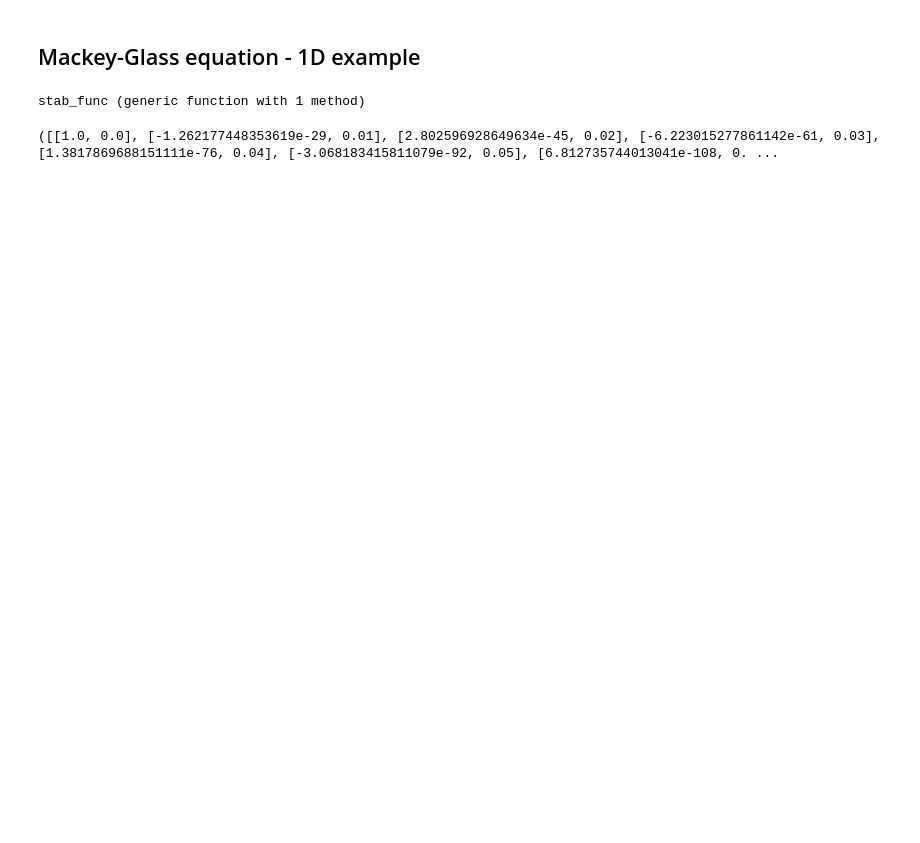
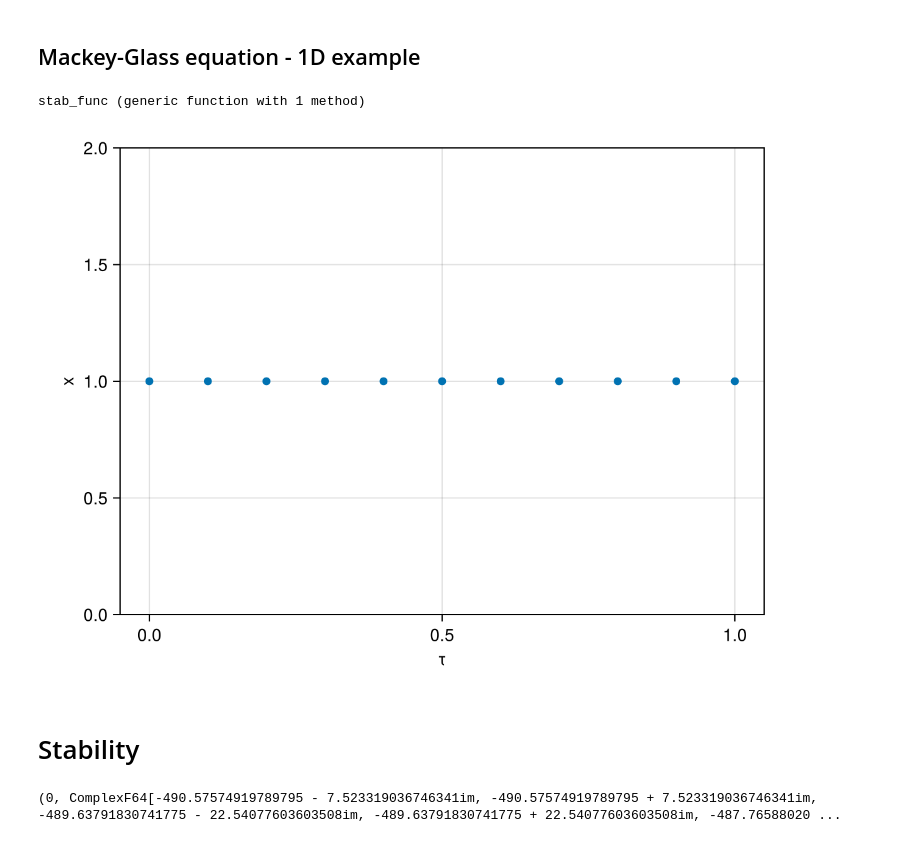
Before and after one commit to EvaSJ25/DDE-internship-code, a Jupyter notebook: Mackey-Glass_equation_example.ipynb, the cells around one changed output. Drawn from its saved outputs; the diff is of its cells as text; code cells hidden in the pictures; blank space fills up the shorter version.

Commit message:
Playing around with stability and hopf bifurcation

```diff
--- a/Mackey-Glass_equation_example.ipynb
+++ b/Mackey-Glass_equation_example.ipynb
@@ -16,14 +16,32 @@ stab_func (generic function with 1 method)
 # %%
 gamma=1.0
 #initial states for following parameters (obtained from DDE-Biftool example)
 beta=2
 n=10
 tau=0
 x0=(beta-1)^(1/n) #obtained from DDE-Biftool demo
 nd=1 #one delay
 
 y01,feq=F_eq(mackeyglassfunc,x0, [gamma,beta,n,tau],nd, par_indx=4)#par_indx=2)
 
-ylist1,ytan1=track_curve_new(feq,y01,[0.0,1],nmax=1000) #i think it should output 1's for x value
+ylist1,ytan1=track_curve_new(feq,y01,[0.0,1],stepsize=0.1,nmax=10) #i think it should output 1's for x value
+#ylist1,ytan1=track_curve_new(feq,y01,[0.0,1],nmax=150) #i think it should output 1's for x value
+#ylist2,ytan2=track_curve_new(feq,y01,[0,0],nmax=150) #i think it should output 1's for x value
+
+
+fig1=Figure()
+ax1=Axis(fig1[1,1],xlabel="τ",ylabel="x")
+scatter!(ax1,[u[2] for u in ylist1],[u[1] for u in ylist1])
+#scatter!(ax1,[u[2] for u in ylist2],[u[1] for u in ylist2])
+
+#xlims!(ax1,[0.0,5])
+fig1
 # %% [output]
-([[1.0, 0.0], [-1.262177448353619e-29, 0.01], [2.802596928649634e-45, 0.02], [-6.223015277861142e-61, 0.03], [1.3817869688151111e-76, 0.04], [-3.068183415811079e-92, 0.05], [6.812735744013041e-108, 0. ...
+[figure, added]
+# %% [markdown]
+# Stability
+# %%
+#stability of initial point
+stab_func(mackeyglassfunc,mackeytau, [x0], [0.4],[gamma,beta,n,tau], [4], nd, doprint=1)
+# %% [output]
+(0, ComplexF64[-490.57574919789795 - 7.523319036746341im, -490.57574919789795 + 7.523319036746341im, -489.63791830741775 - 22.54077603603508im, -489.63791830741775 + 22.54077603603508im, -487.76588020 ...
```
Also changed, not shown: parts of 3 cells of this notebook.
